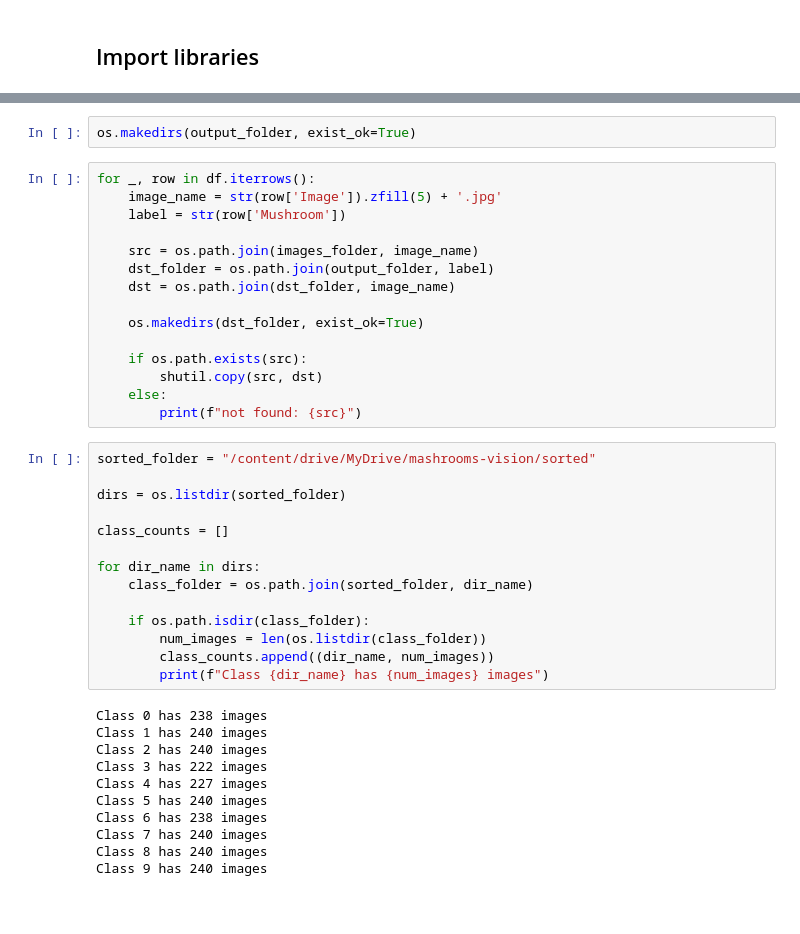
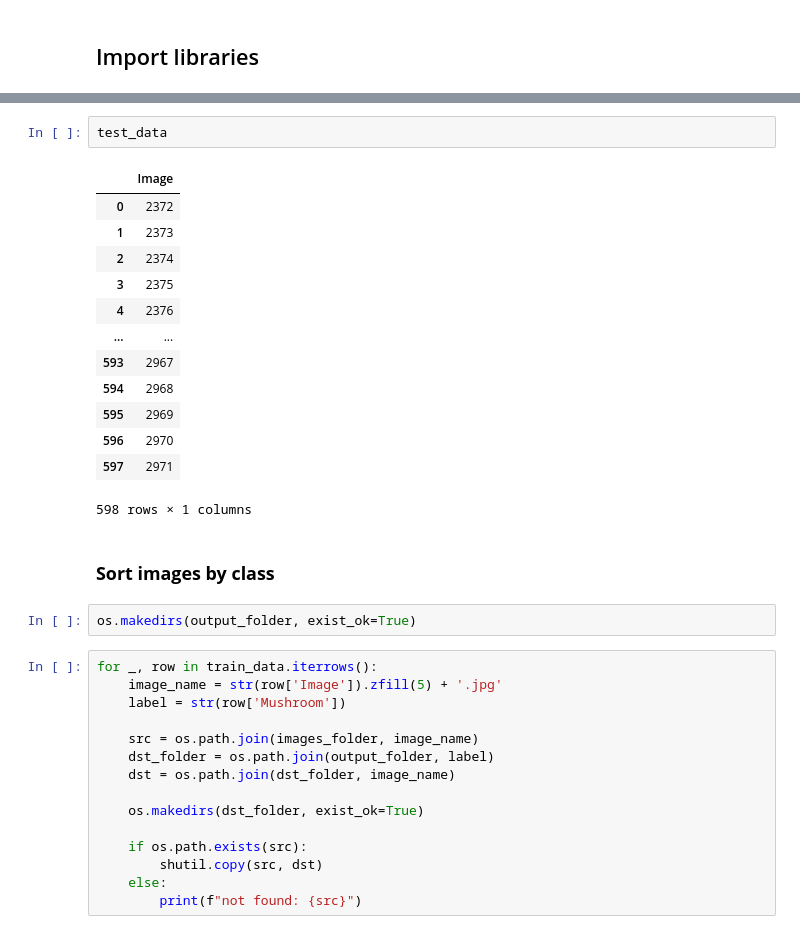
Before and after one commit to khrystynaPeniak/deep-learning-project-multiclass-classification, a Jupyter notebook: mashroom-vision.ipynb, the cells around one changed output, grey strips where cells are left out. Cells and saved outputs as stored; diff of their text form; blank space fills up the shorter version.

```diff
--- a/mashroom-vision.ipynb
+++ b/mashroom-vision.ipynb
@@ -25,7 +47,25 @@ df = pd.read_csv(csv_path)
+# %%
+test_data
+# %% [output]
+|  | Image |
+| 0 | 2372 |
+| 1 | 2373 |
+| 2 | 2374 |
+| 3 | 2375 |
+| 4 | 2376 |
+| ... | ... |
+| 593 | 2967 |
+| 594 | 2968 |
+| 595 | 2969 |
+| 596 | 2970 |
+| 597 | 2971 |
+598 rows × 1 columns
+# %% [markdown]
+### **Sort images by class**
 # %%
 os.makedirs(output_folder, exist_ok=True)
 # %%
-for _, row in df.iterrows():
+for _, row in train_data.iterrows():
     image_name = str(row['Image']).zfill(5) + '.jpg'
     label = str(row['Mushroom'])
 
@@ -39,28 +79,3 @@ for _, row in df.iterrows():
         shutil.copy(src, dst)
     else:
         print(f"not found: {src}")
-# %%
-sorted_folder = "/content/drive/MyDrive/mashrooms-vision/sorted"
-
-dirs = os.listdir(sorted_folder)
-
-class_counts = []
-
-for dir_name in dirs:
-    class_folder = os.path.join(sorted_folder, dir_name)
-
-    if os.path.isdir(class_folder):
-        num_images = len(os.listdir(class_folder))
-        class_counts.append((dir_name, num_images))
-        print(f"Class {dir_name} has {num_images} images")
-# %% [output]
-Class 0 has 238 images
-Class 1 has 240 images
-Class 2 has 240 images
-Class 3 has 222 images
-Class 4 has 227 images
-Class 5 has 240 images
-Class 6 has 238 images
-Class 7 has 240 images
-Class 8 has 240 images
-Class 9 has 240 images
```
Also changed, not shown: parts of 12 cells of this notebook.
